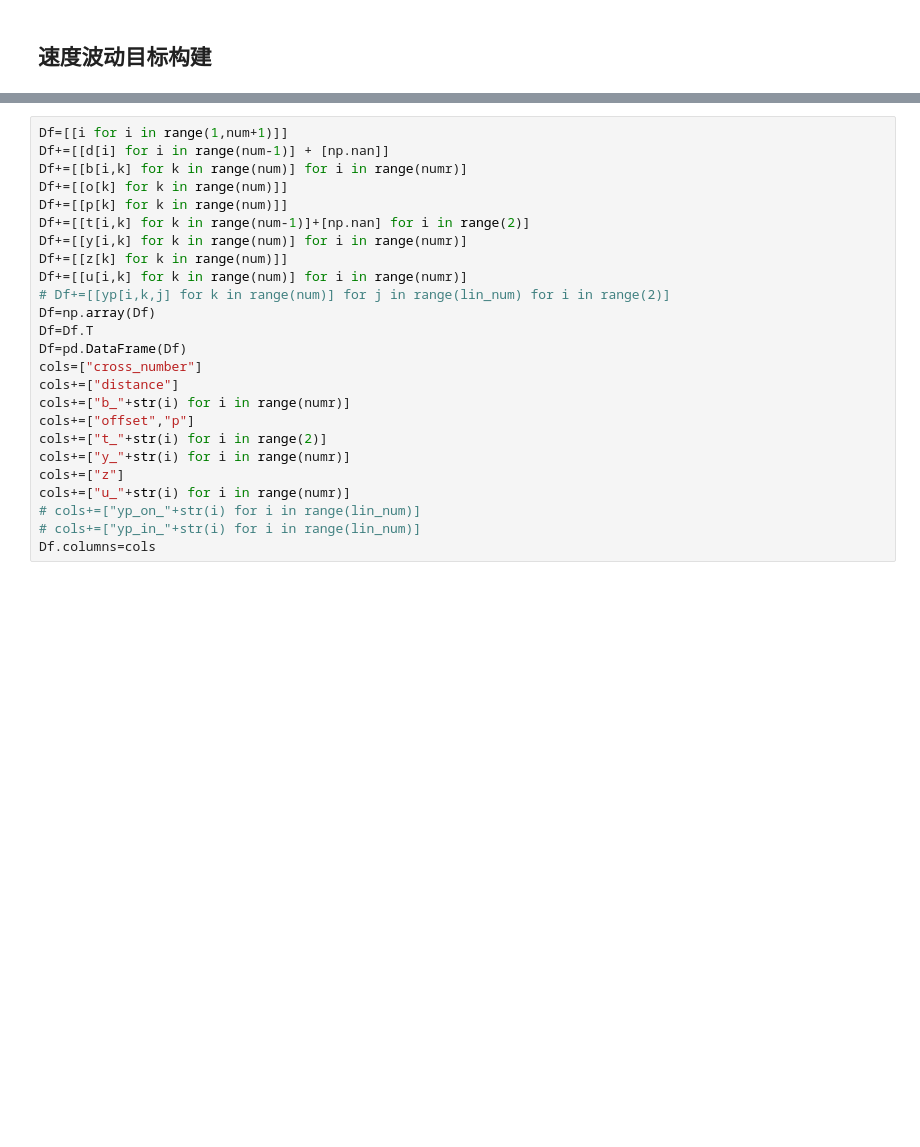
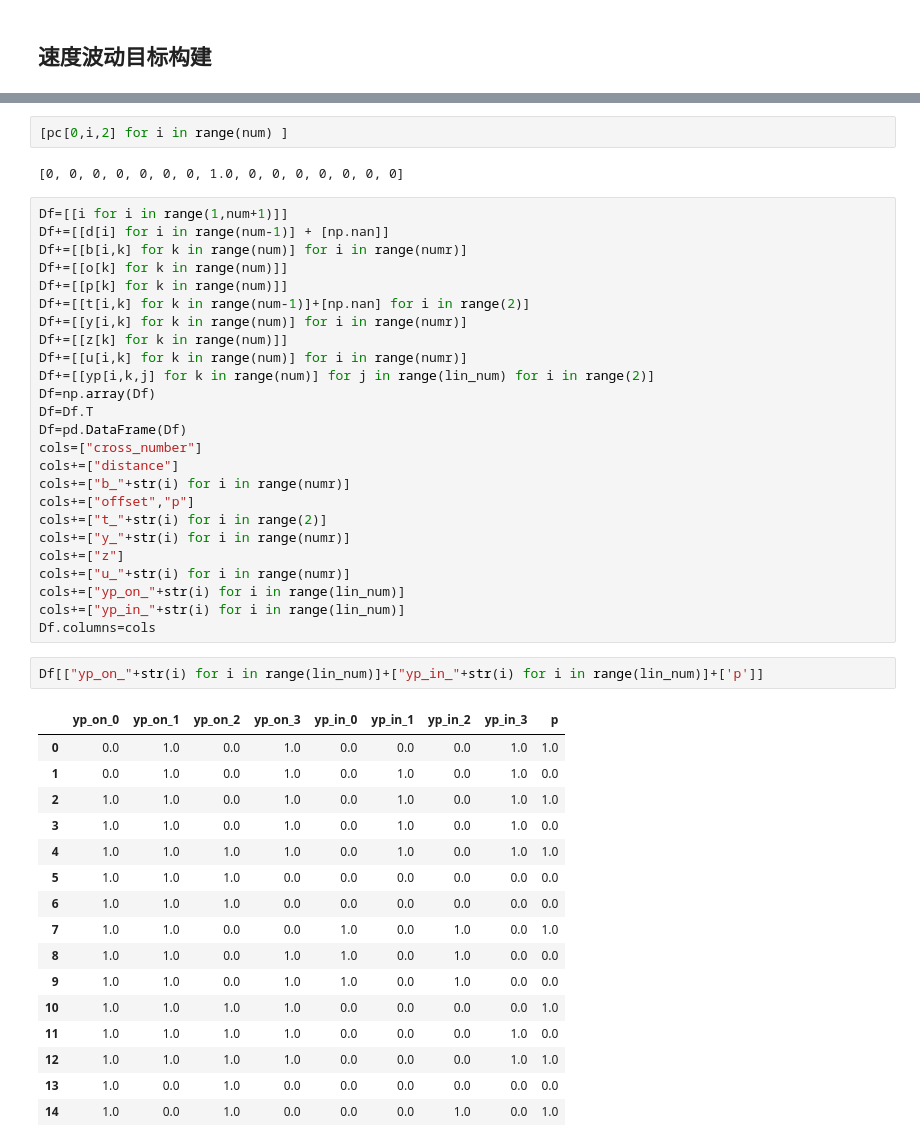
Before and after one commit to eeeecj/LMPband, a Jupyter notebook: proposed-variablespeed.ipynb, the cells around one changed output, grey strips where cells are left out. Drawn from its saved outputs; the diff is of its cells as text; blank space fills up the shorter version.

```diff
--- a/proposed-variablespeed.ipynb
+++ b/proposed-variablespeed.ipynb
@@ -487,3 +450,7 @@ b = sol.get_value_dict(b)
+# %%
+[pc[0,i,2] for i in range(num) ]
+# %% [output]
+[0, 0, 0, 0, 0, 0, 0, 1.0, 0, 0, 0, 0, 0, 0, 0]
 # %%
 Df=[[i for i in range(1,num+1)]]
 Df+=[[d[i] for i in range(num-1)] + [np.nan]]
@@ -494,7 +461,7 @@ Df+=[[t[i,k] for k in range(num-1)]+[np.nan] for i in range(2)]
 Df+=[[y[i,k] for k in range(num)] for i in range(numr)]
 Df+=[[z[k] for k in range(num)]]
 Df+=[[u[i,k] for k in range(num)] for i in range(numr)]
-# Df+=[[yp[i,k,j] for k in range(num)] for j in range(lin_num) for i in range(2)]
+Df+=[[yp[i,k,j] for k in range(num)] for j in range(lin_num) for i in range(2)]
 Df=np.array(Df)
 Df=Df.T
 Df=pd.DataFrame(Df)
@@ -506,9 +473,28 @@ cols+=["t_"+str(i) for i in range(2)]
 cols+=["y_"+str(i) for i in range(numr)]
 cols+=["z"]
 cols+=["u_"+str(i) for i in range(numr)]
-# cols+=["yp_on_"+str(i) for i in range(lin_num)]
-# cols+=["yp_in_"+str(i) for i in range(lin_num)]
+cols+=["yp_on_"+str(i) for i in range(lin_num)]
+cols+=["yp_in_"+str(i) for i in range(lin_num)]
 Df.columns=cols
+# %%
+Df[["yp_on_"+str(i) for i in range(lin_num)]+["yp_in_"+str(i) for i in range(lin_num)]+['p']]
+# %% [output]
+|  | yp_on_0 | yp_on_1 | yp_on_2 | yp_on_3 | yp_in_0 | yp_in_1 | yp_in_2 | yp_in_3 | p |
+| 0 | 0.0 | 1.0 | 0.0 | 1.0 | 0.0 | 0.0 | 0.0 | 1.0 | 1.0 |
+| 1 | 0.0 | 1.0 | 0.0 | 1.0 | 0.0 | 1.0 | 0.0 | 1.0 | 0.0 |
+| 2 | 1.0 | 1.0 | 0.0 | 1.0 | 0.0 | 1.0 | 0.0 | 1.0 | 1.0 |
+| 3 | 1.0 | 1.0 | 0.0 | 1.0 | 0.0 | 1.0 | 0.0 | 1.0 | 0.0 |
+| 4 | 1.0 | 1.0 | 1.0 | 1.0 | 0.0 | 1.0 | 0.0 | 1.0 | 1.0 |
+| 5 | 1.0 | 1.0 | 1.0 | 0.0 | 0.0 | 0.0 | 0.0 | 0.0 | 0.0 |
+| 6 | 1.0 | 1.0 | 1.0 | 0.0 | 0.0 | 0.0 | 0.0 | 0.0 | 0.0 |
+| 7 | 1.0 | 1.0 | 0.0 | 0.0 | 1.0 | 0.0 | 1.0 | 0.0 | 1.0 |
+| 8 | 1.0 | 1.0 | 0.0 | 1.0 | 1.0 | 0.0 | 1.0 | 0.0 | 0.0 |
+| 9 | 1.0 | 1.0 | 0.0 | 1.0 | 1.0 | 0.0 | 1.0 | 0.0 | 0.0 |
+| 10 | 1.0 | 1.0 | 1.0 | 1.0 | 0.0 | 0.0 | 0.0 | 0.0 | 1.0 |
+| 11 | 1.0 | 1.0 | 1.0 | 1.0 | 0.0 | 0.0 | 0.0 | 1.0 | 0.0 |
+| 12 | 1.0 | 1.0 | 1.0 | 1.0 | 0.0 | 0.0 | 0.0 | 1.0 | 1.0 |
+| 13 | 1.0 | 0.0 | 1.0 | 0.0 | 0.0 | 0.0 | 0.0 | 0.0 | 0.0 |
+| 14 | 1.0 | 0.0 | 1.0 | 0.0 | 0.0 | 0.0 | 1.0 | 0.0 | 1.0 |
 # %%
 Df[["b_"+str(i) for i in range(numr)]+["y_"+str(i) for i in range(numr)]]
 # %% [output]
```
Also changed, not shown: parts of 20 cells of this notebook, 1 other file.
